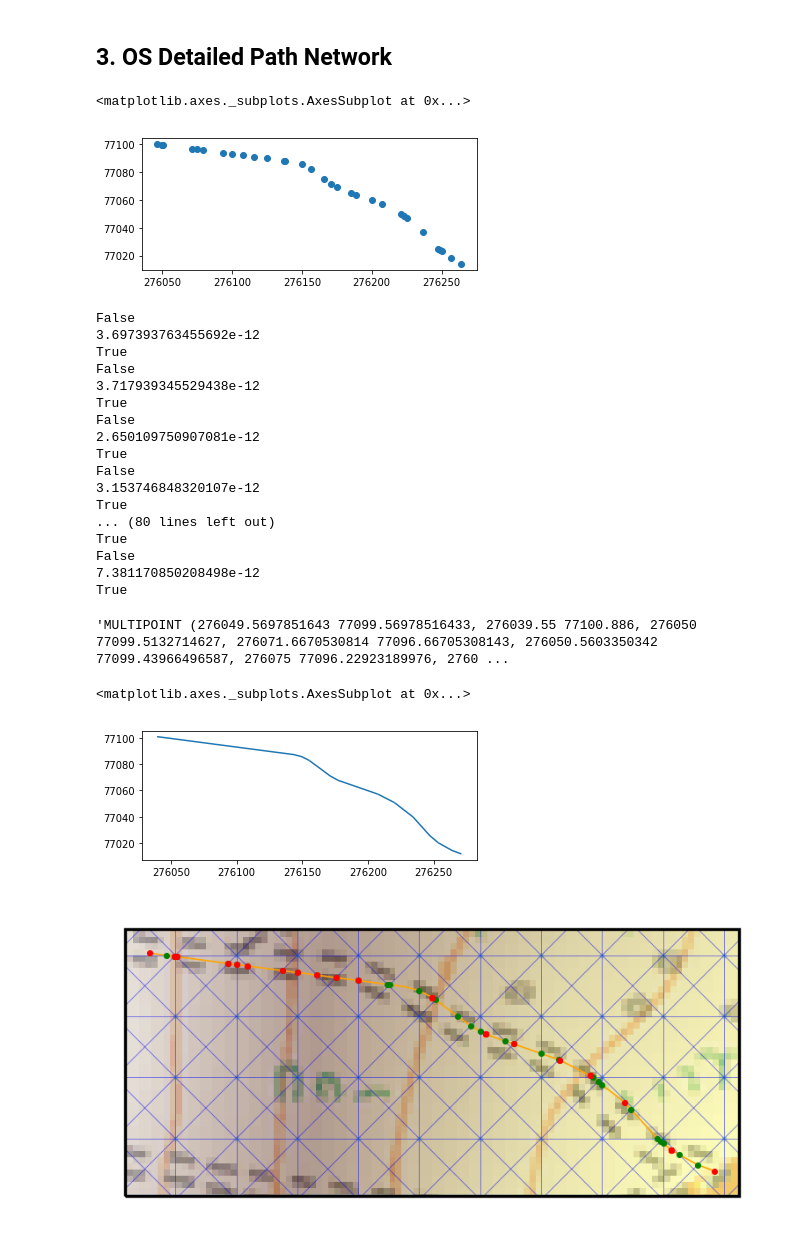
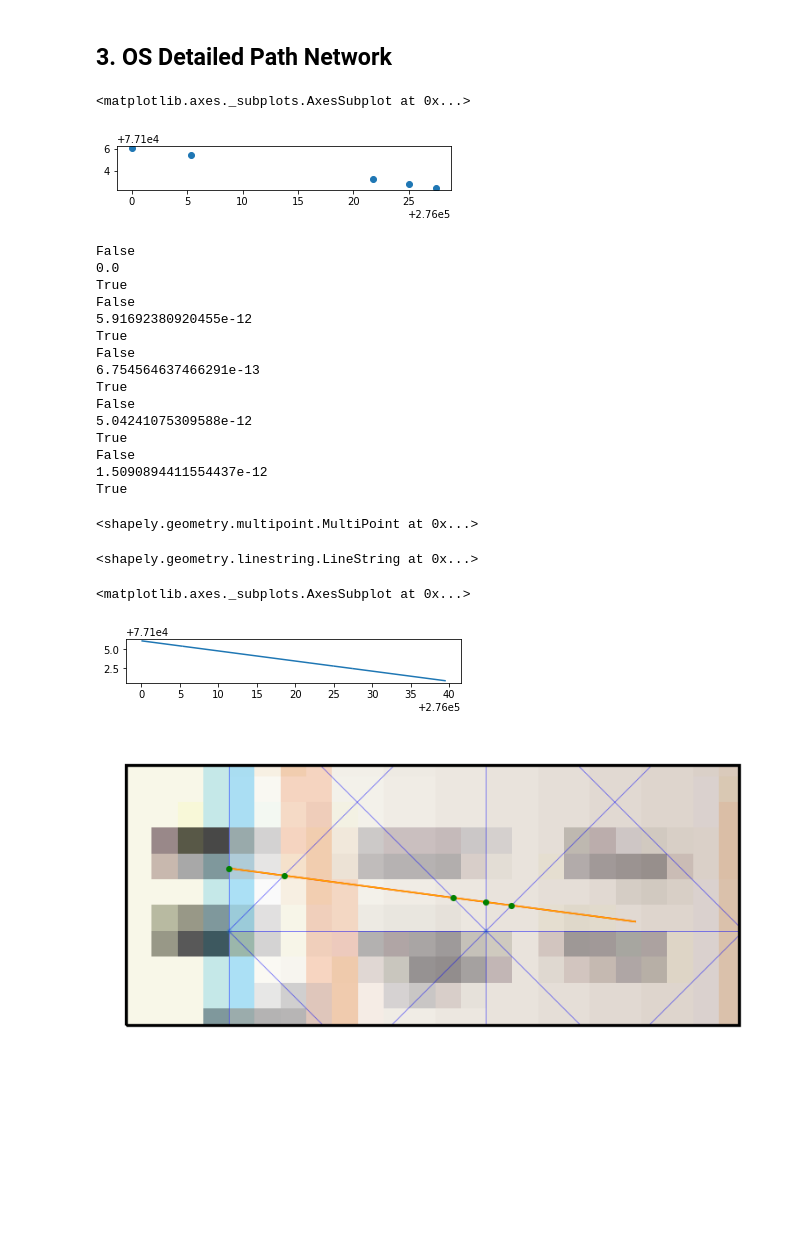
Before and after one commit to Rasp01/ATN_Devon, a Jupyter notebook: Adding_OSPN_to_Network.ipynb, the cells around one changed output. Saved outputs shown, nothing was run; the diff lists cells and outputs as text; code cells hidden in the pictures; blank space fills up the shorter version.

Commit message:
Unionised the intersecting points to the linestring then split by the intersecting points

```diff
--- a/Adding_OSPN_to_Network.ipynb
+++ b/Adding_OSPN_to_Network.ipynb
@@ -32,7 +32,7 @@ OSDPN= path_network.intersection(study_area_shapely)
 OSDPN= OSDPN[~OSDPN.is_empty]
 OSDPN_gpd = gpd.GeoDataFrame(geometry=OSDPN)
 # %%
-row1=OSDPN_gpd.iloc[2]
+row1=OSDPN_gpd.iloc[0]
 first_path_gpd = gpd.GeoSeries(row1)
 intersects = {}
 geom_points = []
@@ -43,34 +43,34 @@ previous_point = 0
 for index2, row2 in network_links.iterrows():
     intersecting_point = row1.geometry.intersection(row2.geometry)
     if not intersecting_point.is_empty:
         if intersecting_point != previous_point:
             network_node = [(Point(row2['geometry'].bounds[0],row2['geometry'].bounds[1])),(Point(row2['geometry'].bounds[2],row2['geometry'].bounds[3]))]
             if intersecting_point.geom_type != 'MultiPoint':
                 intersects[count]= intersecting_point
                 geom_points.append(intersecting_point)
                 height.append(intersecting_point.z)
                 intersecting_point_fid = 'dpn_' + str(count)
                 fid.append(intersecting_point_fid)
 
                 count = count + 1
             else:
                 for pt in intersecting_point:
                     intersects[count]=(Point(pt.x, pt.y,pt.z))
                     geom_points.append(Point(pt.x, pt.y,pt.z))
                     height.append(pt.z)
                     intersecting_point_fid = 'al+dpn_' + str(count)
                     fid.append(intersecting_point_fid)
 
                     count = count + 1
 
             previous_point = intersecting_point
 
 DPN_paths_nodes = gpd.GeoDataFrame({'fid': fid,'height':height,'DPN': 1, 'geometry': geom_points},crs = 27700)
 points = MultiPoint(geom_points)
 DPN_paths_nodes.plot()
 # %% [output]
 <matplotlib.axes._subplots.AxesSubplot at 0x...>
-[figure, old version]
+[figure, new version]
 # %%
 import shapely as shapely
 from shapely.ops import split,snap
@@ -83,33 +83,39 @@ for point in points_2d:
     print(line_2d.distance(point) < 1e-8)
 # %% [output]
 False
-3.697393763455692e-12
+0.0
 True
 False
-3.717939345529438e-12
+5.91692380920455e-12
 True
 False
-2.650109750907081e-12
+6.754564637466291e-13
 True
 False
-3.153746848320107e-12
-True
-... (80 lines left out)
+5.04241075309588e-12
 True
 False
-7.381170850208498e-12
+1.5090894411554437e-12
 True
-# %%
-snapped_points_2d = snap(points_2d,line_2d, 10)
-snapped_points_2d_gpd = gpd.GeoSeries(snapped_points_2d)
-snapped_points_2d.wkt
-# %% [output]
-'MULTIPOINT (276049.5697851643 77099.56978516433, 276039.55 77100.886, 276050 77099.5132714627, 276071.6670530814 77096.66705308143, 276050.5603350342 77099.43966496587, 276075 77096.22923189976, 2760 ...
+# %%
+#adding the points to the linestring
+line_coords = MultiPoint([Point(points) for points in line_2d.coords])
+#line_coords_gpd = gpd.GeoDataFrame(geometry=line_coords)
+union = points_2d.union(line_coords)
+union
+# %% [output]
+<shapely.geometry.multipoint.MultiPoint at 0x...>
+# %%
+# converting points to linestring
+line = LineString(union)
+line
+# %% [output]
+<shapely.geometry.linestring.LineString at 0x...>
 # %%
 # test point extracted from linestring works
 point = Point(276177.297,77067.649)
 # %%
-splitted = split(line_2d,snapped_points_2d)
+splitted = split(line,points_2d)
 splitted.wkt
 lines = []
 for lin in splitted:
@@ -118,7 +124,7 @@ splitted_lines = gpd.GeoSeries(lines)
 splitted_lines.plot()
 # %% [output]
 <matplotlib.axes._subplots.AxesSubplot at 0x...>
-[figure, old version]
+[figure, new version]
 # %%
 back_array = Haytor_map.read(1)
 palette = np.array([value for key, value in Haytor_map.colormap(1).items()])
@@ -142,8 +148,8 @@ network_links.plot(ax=ax, zorder=2, edgecolor='blue', linewidth=0.2, alpha=0.3)
 
 #
 DPN_paths_nodes.plot(ax=ax,zorder=6,color='green',markersize=0.5)
-snapped_points_2d_gpd.plot(ax=ax,zorder=6,color='red',markersize=0.5)
-#first_path_gpd.plot(ax=ax,zorder = 4,color='red', linewidth=0.4)
+#snapped_points_2d_gpd.plot(ax=ax,zorder=6,color='red',markersize=0.5)
+first_path_gpd.plot(ax=ax,zorder = 4,color='red', linewidth=0.4)
 splitted_lines.plot(ax=ax,zorder = 5,color='orange', linewidth=0.4)
 # DPN_paths_nodes.plot(ax=ax,zorder = 5,markersize=0.2)
 # DPN_paths_links.plot(ax=ax,zorder = 4, linewidth=0.2)
@@ -154,4 +160,4 @@ display_extent = ((first_path_gpd.total_bounds[0] - 10, first_path_gpd.total_bou
 ax.set_extent(display_extent, crs=crs.OSGB())
 plt.show()
 # %% [output]
-[figure, old version]
+[figure, new version]
```
